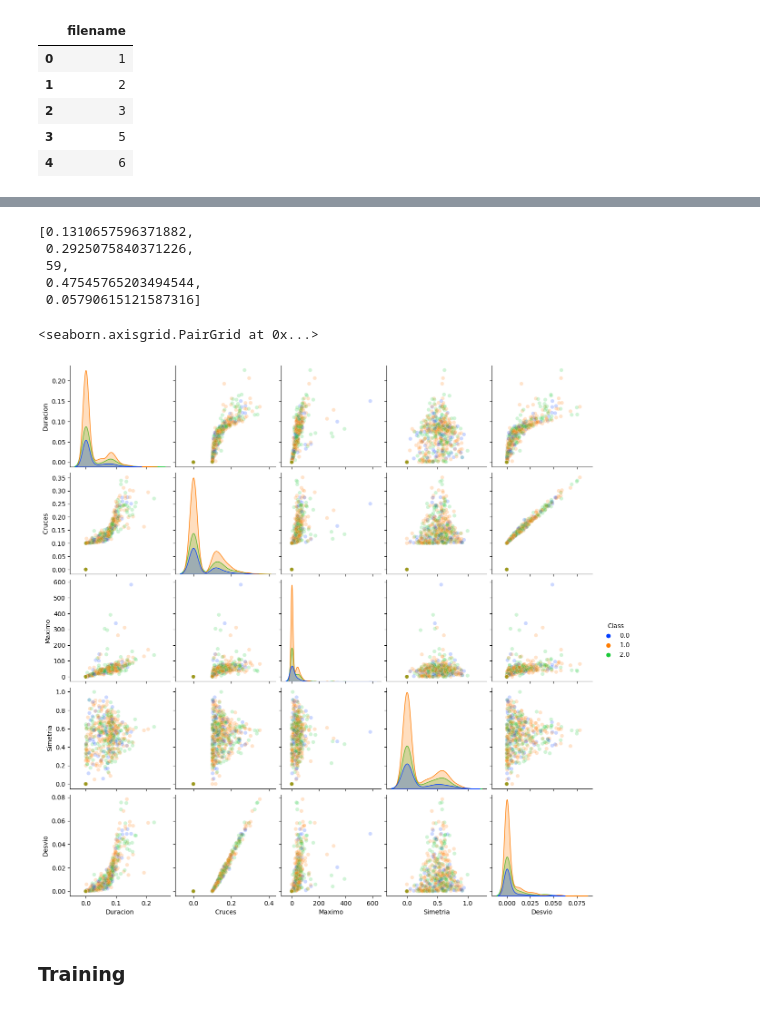
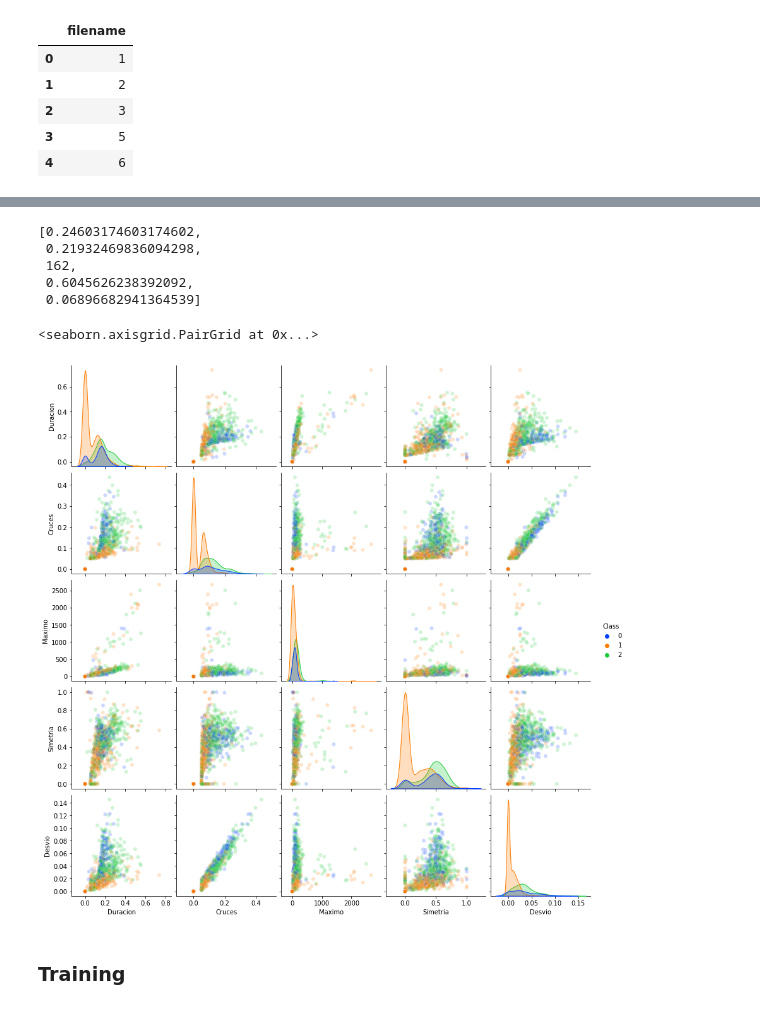
Before and after one commit to GonzaloRomeroR/audio_cattle_behaviour_classification, a Jupyter notebook: python/sound_classify_train.ipynb, the cells around one changed output, grey strips where cells are left out. Saved outputs shown, nothing was run; the diff lists cells and outputs as text; code cells hidden in the pictures.

```diff
--- a/python/sound_classify_train.ipynb
+++ b/python/sound_classify_train.ipynb
@@ -71,16 +132,20 @@ len(dataset)
 # %%
+filtered_data = []
+
 sample_rate = 22050
 f_cutoff = 5
 f_norm = f_cutoff / sample_rate
 window_size = (0.196202 + f_norm ** 2) ** 0.5 / f_norm
 
 filter_ma = filter.MovingAverage(window_size=int(window_size))
-filtered_data = []
 
+for i, audio in enumerate(dataset):
 
-for _, audio in dataset:
+    if i % 100 == 0:
+        print(f"Iteration {i}")
+
     filtered_aux = []
-    for value in audio:
+    for value in audio.data:
         absolute = abs(value) if abs(value) >= 0 else np.iinfo(value.dtype).max
         filtered_aux.append(filter_ma.calculate_ma(absolute))
     filtered_data.append(filtered_aux)
@@ -91,0 +176,15 @@ NameError: name 'filtered_data' is not defined
+# %%
+from dataclasses import dataclass
+
+@dataclass
+class Data:
+    data: list
+    label: int
+    sample_freq: int
+
+filtered_dataset = []
+
+for i, data in enumerate(filtered_data):
+    filtered_dataset.append(Data(data, dataset[i].label, dataset[i].sample_freq))
+
+plot_audio_data(filtered_dataset)
@@ -98,8 +199,8 @@ plot_audio(filtered_data[0], sample_rate)
 # %%
 noise_gate_data = []
-noise_gate = su.NoiseGate(open_threshold=0.1, close_threshold=0.1, hold=0)
-for data in filtered_data:
-    filtered_data_list, init, end = noise_gate.split(data, sample_rate)
+noise_gate = su.NoiseGate(open_threshold=0.05, close_threshold=0.05, hold=0.05)
+for data in filtered_dataset:
+    filtered_data_list, init, end = noise_gate.split(data.data, sample_rate)
     if len(filtered_data_list) == 1:
         noise_gate_data.append(filtered_data_list[0])
     elif len(filtered_data_list) > 0:
@@ -115,37 +216,43 @@ extracted_data = []
 for data in noise_gate_data:
     extractor = su.FeatureExtractor(data, sample_rate)
     extracted_data.append(extractor.extract_features())
+
+extracted_dataset = []
+for i, data in enumerate(extracted_data):
+    extracted_dataset.append(Data(data, dataset[i].label, dataset[i].sample_freq))
 # %%
 with open('data/extracted_data.pkl', 'wb') as f:
     pickle.dump(extracted_data, f)
 # %%
 file = open('data/extracted_data.pkl', 'rb')
 extracted_data = pickle.load(file)
-# %%
-extracted_data[0]
-# %% [output]
-[0.1310657596371882,
- 0.2925075840371226,
- 59,
- 0.47545765203494544,
- 0.05790615121587316]
+# %%
+extracted_dataset[0].data
+# %% [output]
+[0.24603174603174602,
+ 0.21932469836094298,
+ 162,
+ 0.6045626238392092,
+ 0.06896682941364539]
 # %%
 import pandas.testing as tm
 import seaborn
 
 colnames = ["Duracion", "Cruces", "Maximo", "Simetria", "Desvio"]
 
-df_train = pd.DataFrame(extracted_data, columns=colnames)
-df_train.insert(len(df_train.columns), "Class", train_labels["label"])
+labels = [extracted_dataset[i].label for i in range(len(extracted_dataset))]
 
-seaborn.pairplot(df_train,
+df = pd.DataFrame(extracted_data, columns=colnames)
+df.insert(len(df.columns), "Class", labels)
+
+seaborn.pairplot(df,
                  vars=colnames,
                  hue="Class",
                  plot_kws={'alpha':0.2},
                  palette="bright")
 # %% [output]
 <seaborn.axisgrid.PairGrid at 0x...>
-[figure, old version]
+[figure, new version]
 # %% [markdown]
 ### Training
 # %%
```
Also changed, not shown: parts of 30 cells of this notebook, 3 other files.
